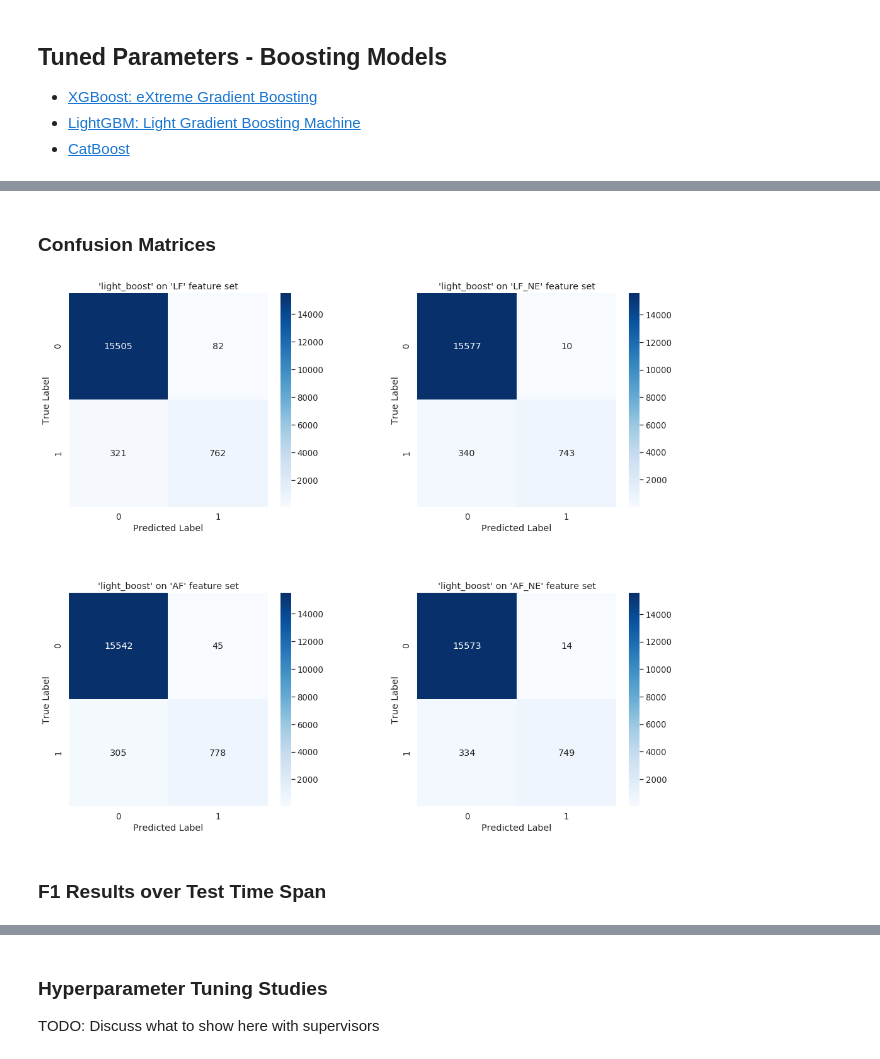
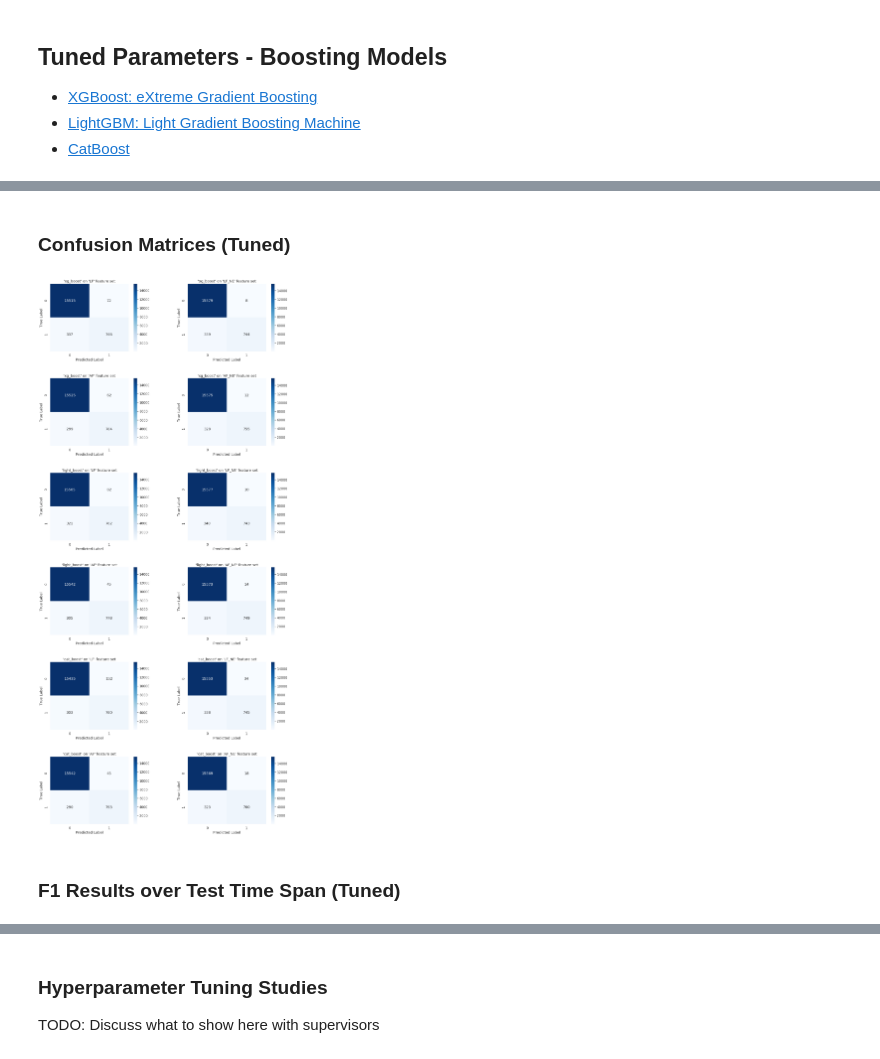
Before and after one commit to achmand/aml-crypto-graph, a Jupyter notebook: src/1_experiment_results.ipynb, the cells around one changed output, grey strips where cells are left out. Cells and saved outputs as stored; diff of their text form; code cells hidden in the pictures.

Commit message:
Add results in jupyter notebook

```diff
--- a/src/1_experiment_results.ipynb
+++ b/src/1_experiment_results.ipynb
@@ -29,3 +30,6 @@ __Results obtained in the original paper [2]__
 - [XGBoost: eXtreme Gradient Boosting](https://xgboost.readthedocs.io/en/latest/)
 - [LightGBM: Light Gradient Boosting Machine](https://lightgbm.readthedocs.io/en/latest/)
 - [CatBoost](https://catboost.ai/)
+# %%
+# load results for default models
+default_results = read_pickle(DEFAULT_RESULTS)
@@ -31,0 +89,11 @@ __Results obtained in the original paper [2]__
+# %%
+# loop and extract confusion matrices
+confusion_matrices = []
+for model_key, model_value in default_results.items():
+    for feature_set, feature_set_value in model_value.items():
+        plot_title = "'{}' on '{}' feature set".format(model_key,feature_set)
+        confusion_matrix = feature_set_value["metrics"]["confusion"]
+        confusion_matrices.append((plot_title, confusion_matrix))
+
+# display plots
+plot_confusion_matrix(matrices=confusion_matrices, figsize=(17,40))
@@ -31,0 +132,16 @@ __Results obtained in the original paper [2]__
+# %%
+# loop and show top N and bottom N feature importances
+N = 10
+for model_key, model_value in default_results.items():
+    for feature_set, feature_set_value in model_value.items():
+        title = "'{}' on '{}' feature set - TOP {} Features".format(model_key, feature_set, N)
+        ax = feature_set_value["importance"].head(N).plot.barh(rot=0,
+                                                               title=title,
+                                                               figsize=(17,10))
+        plt.show()
+        title = "'{}' on '{}' feature set - BOTTOM {} Features".format(model_key, feature_set, N)
+        ax = feature_set_value["importance"].tail(N).plot.barh(rot=0,
+                                                               title=title,
+                                                               figsize=(17,10))
+        plt.show()
+        display(HTML("</hr>"))
@@ -31,0 +162,7 @@ __Results obtained in the original paper [2]__
+# %%
+# loop and print parameters for each model and feature set
+for model_key, model_value in default_results.items():
+    for feature_set, feature_set_value in model_value.items():
+        print("Parameters used for '{}' on '{}' feature set".format(model_key, feature_set))
+        pp.pprint(feature_set_value["params"])
+        display(HTML("</hr>"))
@@ -75,17 +246,17 @@ Performance metrics for tuned boosting models sorted by f1-score
 # %% [markdown]
-### Confusion Matrices
+### Confusion Matrices (Tuned)
 # %%
 # loop and extract confusion matrices
 confusion_matrices = []
 for model_key, model_value in tuned_results.items():
     for feature_set, feature_set_value in model_value.items():
         plot_title = "'{}' on '{}' feature set".format(model_key,feature_set)
         confusion_matrix = feature_set_value["metrics"]["confusion"]
         confusion_matrices.append((plot_title, confusion_matrix))
 
 # display plots
-plot_confusion_matrix(matrices=confusion_matrices)
+plot_confusion_matrix(matrices=confusion_matrices, figsize=(17,40))
 # %% [output]
-[figure, old version]
+[figure, new version]
 # %% [markdown]
-### F1 Results over Test Time Span
+### F1 Results over Test Time Span (Tuned)
```
Also changed, not shown: parts of 17 cells of this notebook, 5 other files.
